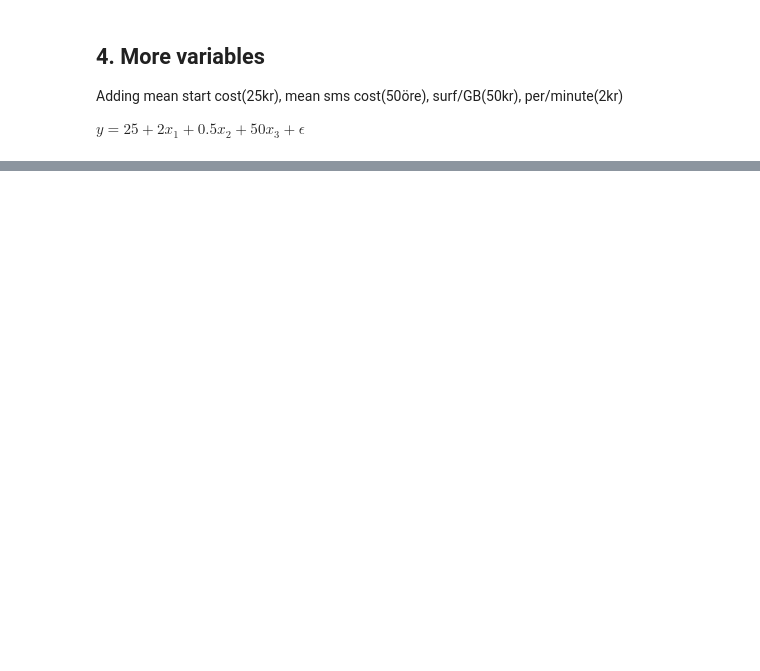
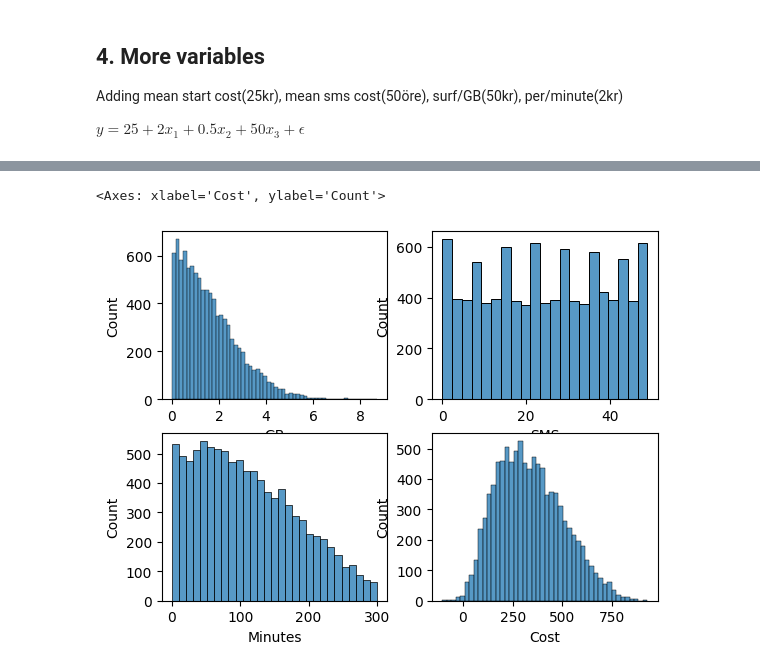
Before and after one commit to Crudeerz/ML-Rasmus-Berghall, a Jupyter notebook: Exercises/E00_answers.ipynb, the cells around one changed output, grey strips where cells are left out. Drawn from its saved outputs; the diff is of its cells as text; code cells hidden in the pictures; blank space fills up the shorter version.

```diff
--- a/Exercises/E00_answers.ipynb
+++ b/Exercises/E00_answers.ipynb
@@ -173,0 +226,3 @@ x1 = np.random
+# %%
+df1 = df.query("Cost > 0" and "GB < 4" and "Minutes < 300")
+df1
@@ -173,0 +243,10 @@ x1 = np.random
+# %%
+fig, axs = plt.subplots(2,2)
+
+sns.histplot(df1["GB"], ax=axs[0,0])
+sns.histplot(df1["SMS"], ax=axs[0,1])
+sns.histplot(df1["Minutes"], ax=axs[1,0])
+sns.histplot(df1["Cost"], ax=axs[1,1])
+# %% [output]
+<Axes: xlabel='Cost', ylabel='Count'>
+[figure, added]
```
Also changed, not shown: parts of 10 cells of this notebook.
